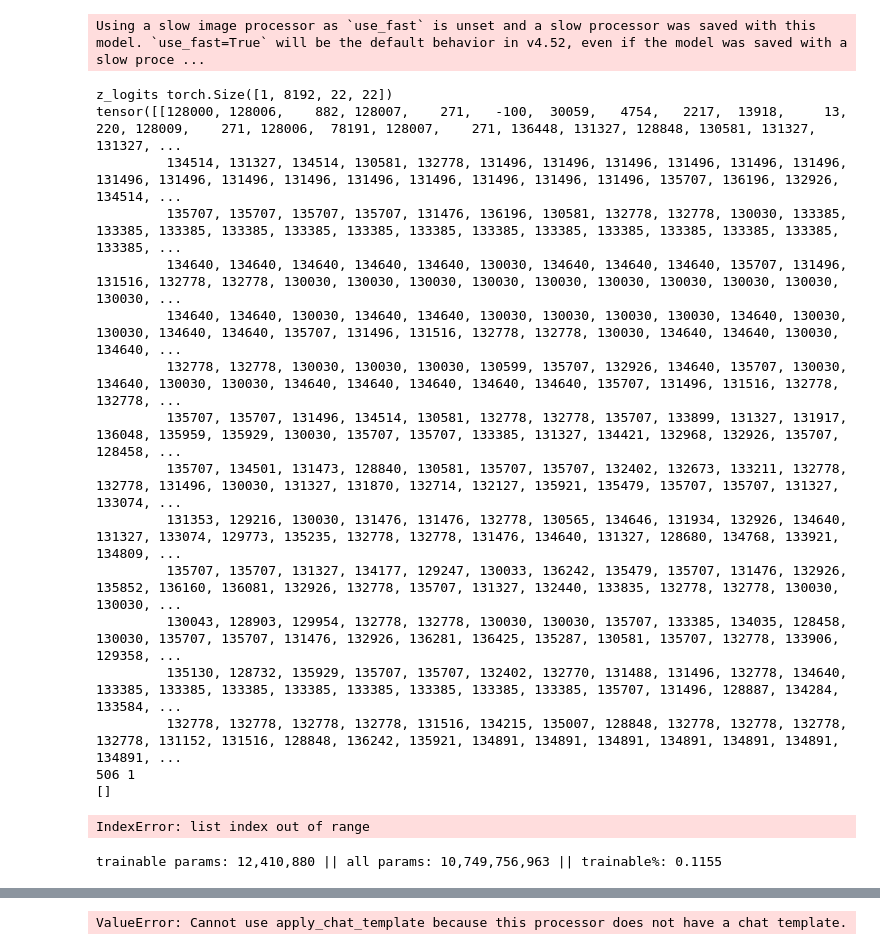
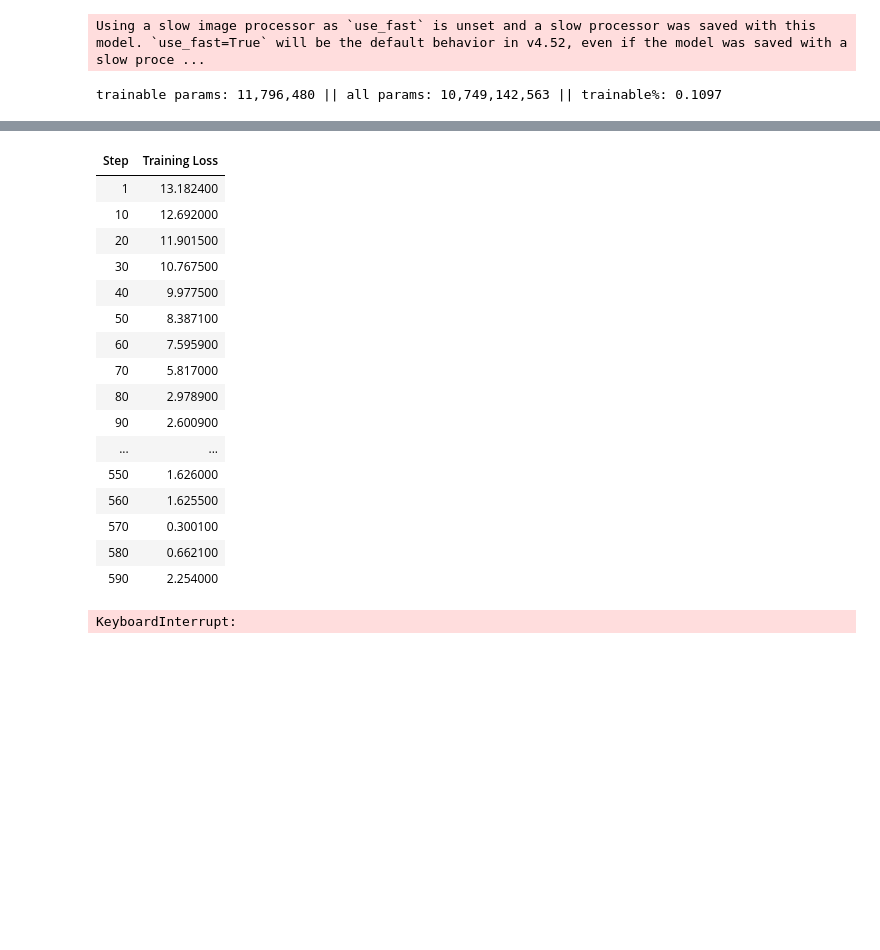
Before and after one commit to LeonardMendicantBias/agentic, a Jupyter notebook: poc_finetune.ipynb, the cells around one changed output, grey strips where cells are left out. Saved outputs shown, nothing was run; the diff lists cells and outputs as text; code cells hidden in the pictures; blank space fills up the shorter version.

```diff
--- a/poc_finetune.ipynb
+++ b/poc_finetune.ipynb
@@ -61,5 +53,8 @@ clip_segm_size = (352, 352)
 # %%
 model_id = "meta-llama/Llama-3.2-11B-Vision-Instruct"
+
+vq_enc: Encoder = load_model(f"./checkpoints/encoder.pkl", "cpu")
+vq_enc.eval()
 
 new_tokens = [
 	f"<|vq_{i}|>" for i in range(vq_enc.blocks[-1].conv.w.shape[0])
@@ -70,10 +65,14 @@ tokenizer.bom_token = "<|begin_of_mask|>"
 tokenizer.eom_token = "<|end_of_mask|>"
 tokenizer.add_tokens(new_tokens)
 
+with open("./checkpoints/chat_template.json", "r", encoding="utf-8") as f:
+    chat_template = json.load(f)
+
 processor = MllamaProcessor(
     # processor.image_processor,
     AutoImageProcessor.from_pretrained(model_id),
-    tokenizer
+    tokenizer,
+    chat_template=chat_template["chat_template"]
 )
 # %% [output]
 Using a slow image processor as `use_fast` is unset and a slow processor was saved with this model. `use_fast=True` will be the default behavior in v4.52, even if the model was saved with a slow proce ...
@@ -88,20 +96,2 @@ for i, sample in enumerate(dataset):
 # %%
-collator([sample], prompts=['people', 'vehicles'])
+collator([sample], prompts=['people', 'vehicles'], application="autonomous driving")
-# %% [output]
-z_logits torch.Size([1, 8192, 22, 22])
-tensor([[128000, 128006,    882, 128007,    271,   -100,  30059,   4754,   2217,  13918,     13,    220, 128009,    271, 128006,  78191, 128007,    271, 136448, 131327, 128848, 130581, 131327, 131327, ...
-         134514, 131327, 134514, 130581, 132778, 131496, 131496, 131496, 131496, 131496, 131496, 131496, 131496, 131496, 131496, 131496, 131496, 131496, 131496, 131496, 135707, 136196, 132926, 134514, ...
-         135707, 135707, 135707, 135707, 131476, 136196, 130581, 132778, 132778, 130030, 133385, 133385, 133385, 133385, 133385, 133385, 133385, 133385, 133385, 133385, 133385, 133385, 133385, 133385, ...
-         134640, 134640, 134640, 134640, 134640, 130030, 134640, 134640, 134640, 135707, 131496, 131516, 132778, 132778, 130030, 130030, 130030, 130030, 130030, 130030, 130030, 130030, 130030, 130030, ...
-         134640, 134640, 130030, 134640, 134640, 130030, 130030, 130030, 130030, 134640, 130030, 130030, 134640, 134640, 135707, 131496, 131516, 132778, 132778, 130030, 134640, 134640, 130030, 134640, ...
-         132778, 132778, 130030, 130030, 130030, 130599, 135707, 132926, 134640, 135707, 130030, 134640, 130030, 130030, 134640, 134640, 134640, 134640, 134640, 135707, 131496, 131516, 132778, 132778, ...
-         135707, 135707, 131496, 134514, 130581, 132778, 132778, 135707, 133899, 131327, 131917, 136048, 135959, 135929, 130030, 135707, 135707, 133385, 131327, 134421, 132968, 132926, 135707, 128458, ...
-         135707, 134501, 131473, 128840, 130581, 135707, 135707, 132402, 132673, 133211, 132778, 132778, 131496, 130030, 131327, 131870, 132714, 132127, 135921, 135479, 135707, 135707, 131327, 133074, ...
-         131353, 129216, 130030, 131476, 131476, 132778, 130565, 134646, 131934, 132926, 134640, 131327, 133074, 129773, 135235, 132778, 132778, 131476, 134640, 131327, 128680, 134768, 133921, 134809, ...
-         135707, 135707, 131327, 134177, 129247, 130033, 136242, 135479, 135707, 131476, 132926, 135852, 136160, 136081, 132926, 132778, 135707, 131327, 132440, 133835, 132778, 132778, 130030, 130030, ...
-         130043, 128903, 129954, 132778, 132778, 130030, 130030, 135707, 133385, 134035, 128458, 130030, 135707, 135707, 131476, 132926, 136281, 136425, 135287, 130581, 135707, 132778, 133906, 129358, ...
-         135130, 128732, 135929, 135707, 135707, 132402, 132770, 131488, 131496, 132778, 134640, 133385, 133385, 133385, 133385, 133385, 133385, 133385, 133385, 135707, 131496, 128887, 134284, 133584, ...
-         132778, 132778, 132778, 132778, 131516, 134215, 135007, 128848, 132778, 132778, 132778, 132778, 131152, 131516, 128848, 136242, 135921, 134891, 134891, 134891, 134891, 134891, 134891, 134891, ...
-506 1
-[]
-IndexError: list index out of range
@@ -126,6 +104,12 @@ model = MllamaForConditionalGeneration.from_pretrained(
     model_id,
     dtype=torch.bfloat16,
     device_map="auto",
+    quantization_config=BitsAndBytesConfig(
+        load_in_4bit=True,
+        bnb_4bit_compute_dtype=torch.bfloat16,
+        bnb_4bit_use_double_quant=True,
+        bnb_4bit_quant_type="nf4",
+    )
 )
 model.config.use_cache = False
 # model.resize_token_embeddings(len(tokenizer))
@@ -144,8 +128,8 @@ lora_config = LoraConfig(
         # 'down_proj', 'gate_proj', 'up_proj',
         # "embed_tokens", "lm_head",
     ],
-    use_dora=True, # optional DoRA
-    init_lora_weights="gaussian"
+    # use_dora=True, # optional DoRA
+    init_lora_weights=True
 )
 for p in model.language_model.embed_tokens.base_embedding.parameters(): p.requires_grad = False
 for p in model.lm_head.base_head.parameters(): p.requires_grad = False
@@ -153,19 +137,20 @@ for p in model.model.vision_model.parameters(): p.requires_grad = False
 for p in model.model.multi_modal_projector.parameters(): p.requires_grad = False
 
 for p in model.language_model.embed_tokens.extra_embedding.parameters(): p.requires_grad = True
-for p in model.lm_head.base_head.parameters(): p.requires_grad = True
+for p in model.lm_head.extra_head.parameters(): p.requires_grad = True
 
 model = get_peft_model(model, lora_config)
 model.print_trainable_parameters()
 # llm_processor = AutoProcessor.from_pretrained(model_id)
 # %% [output]
-trainable params: 12,410,880 || all params: 10,749,756,963 || trainable%: 0.1155
+trainable params: 11,796,480 || all params: 10,749,142,563 || trainable%: 0.1097
 # %%
 training_args = TrainingArguments(
 	max_steps=3000,
 	output_dir='./results',
 	logging_dir='./logs',
-	# gradient_checkpointing=True,
+	gradient_checkpointing=True,
+	gradient_checkpointing_kwargs={"use_reentrant": False},
 	per_device_train_batch_size=1,
 	per_device_eval_batch_size=1,
 	# num_train_epochs=1,
@@ -182,6 +167,8 @@ training_args = TrainingArguments(
     lr_scheduler_type="cosine",
     max_grad_norm=1,
     gradient_accumulation_steps=8,
+    optim="paged_adamw_8bit",
+	warmup_ratio=0.05,
 )
 arc_trainer = Trainer(
 	# ckpt_path="",
@@ -196,4 +183,21 @@ The model is already on multiple devices. Skipping the move to device specified
+| Step | Training Loss |
+| 1 | 13.182400 |
+| 10 | 12.692000 |
+| 20 | 11.901500 |
+| 30 | 10.767500 |
+| 40 | 9.977500 |
+| 50 | 8.387100 |
+| 60 | 7.595900 |
+| 70 | 5.817000 |
+| 80 | 2.978900 |
+| 90 | 2.600900 |
+| ... | ... |
+| 550 | 1.626000 |
+| 560 | 1.625500 |
+| 570 | 0.300100 |
+| 580 | 0.662100 |
+| 590 | 2.254000 |
-ValueError: Cannot use apply_chat_template because this processor does not have a chat template.
+KeyboardInterrupt:
 # %%
 arc_trainer.save_model("./final_model")
 # %%
```
Also changed, not shown: parts of 6 cells of this notebook, 18 other files.
